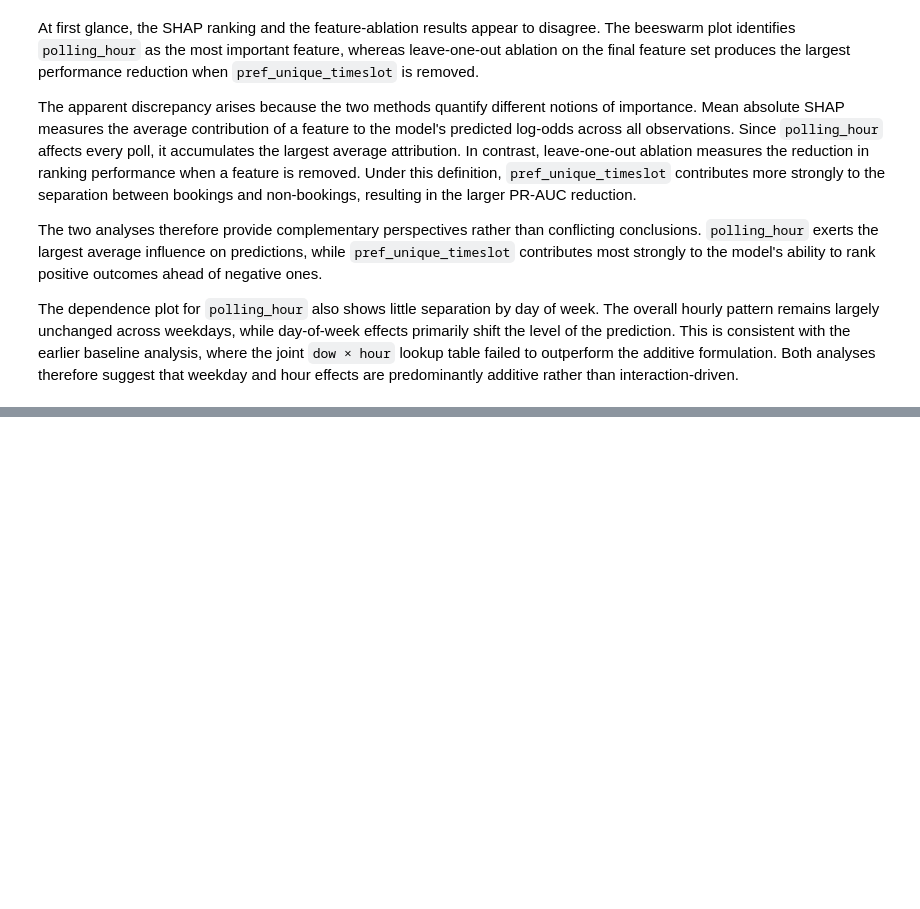
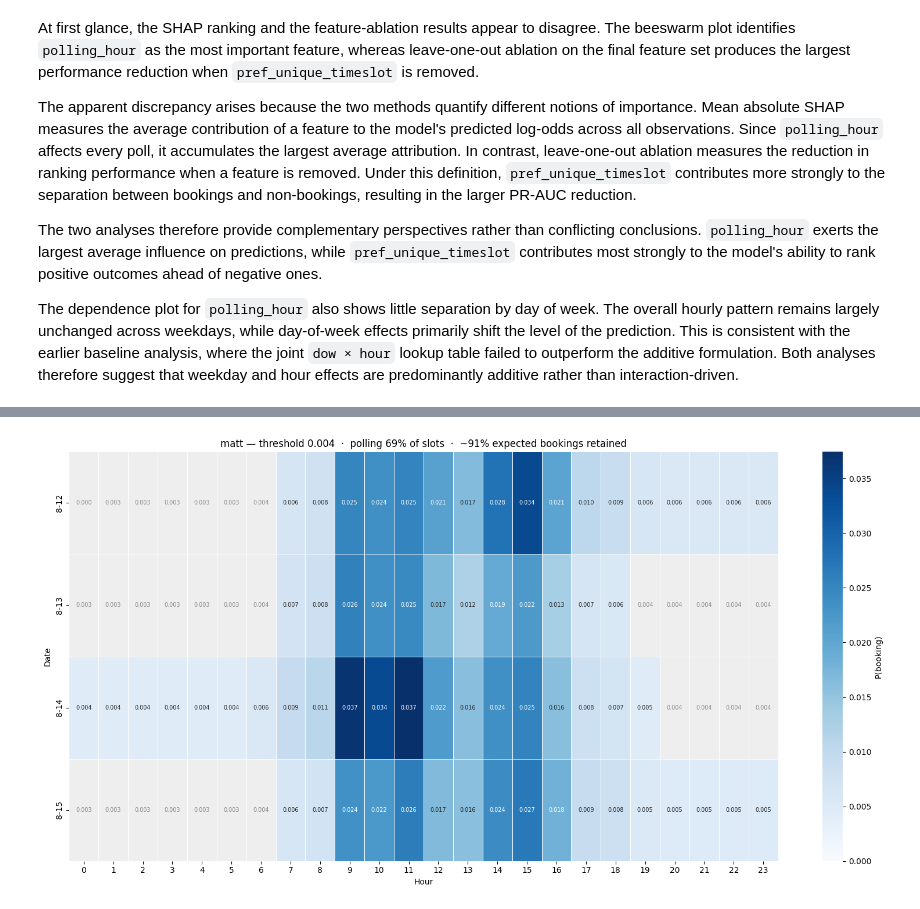
Before and after one commit to jun000111/cdc_ml, a Jupyter notebook: notebooks/4.01-report.ipynb, the cells around one changed output, grey strips where cells are left out. Saved outputs shown, nothing was run; the diff lists cells and outputs as text; code cells hidden in the pictures; blank space fills up the shorter version.

```diff
--- a/notebooks/4.01-report.ipynb
+++ b/notebooks/4.01-report.ipynb
@@ -872,0 +880,3 @@ Per-customer recall metrics serve as a guardrail, ensuring that reductions in po
+# %%
+production_visualization("matt",8,15,retention=0.7)
+# %% [output]
@@ -872,0 +884 @@ Per-customer recall metrics serve as a guardrail, ensuring that reductions in po
+[figure, added]
```
Also changed, not shown: parts of 6 cells of this notebook, 16 other files.
